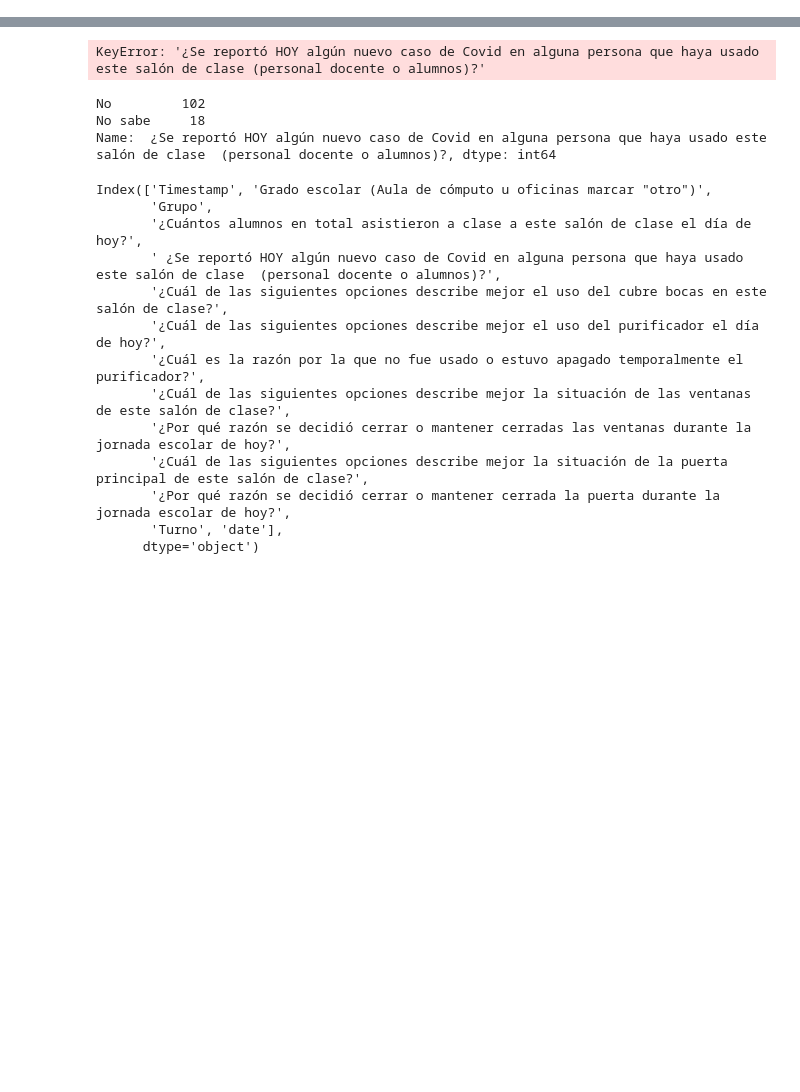
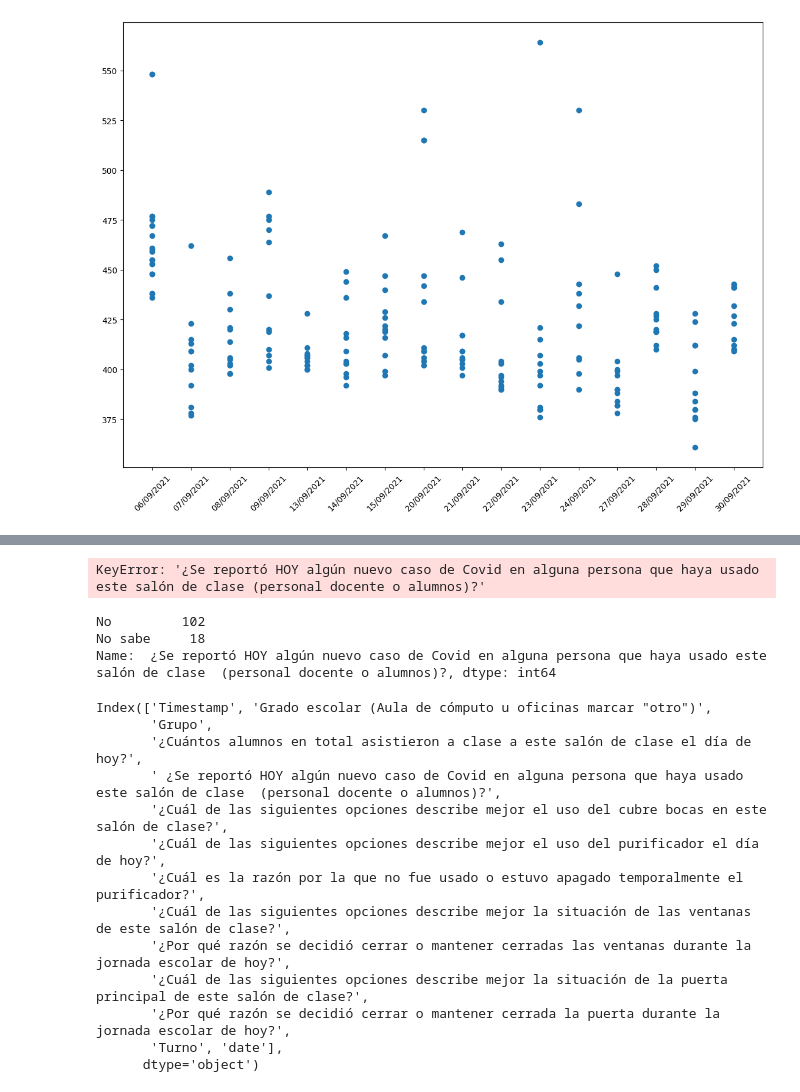
Before and after one commit to abreulastra/ventila_tu_escuela, a Jupyter notebook: VTE_analysis_c02_pilot_1.ipynb, the cells around one changed output, grey strips where cells are left out. Drawn from its saved outputs; the diff is of its cells as text; code cells hidden in the pictures; blank space fills up the shorter version.

```diff
--- a/VTE_analysis_c02_pilot_1.ipynb
+++ b/VTE_analysis_c02_pilot_1.ipynb
@@ -38,0 +64,6 @@ plt.legend();
+# %%
+plt.plot_date(df_co2['date'], df_co2['CO2_ppm'])
+plt.xticks(rotation = 45)
+plt.show;
+# %% [output]
+[figure, added]
```
Also changed, not shown: parts of 15 cells of this notebook.
